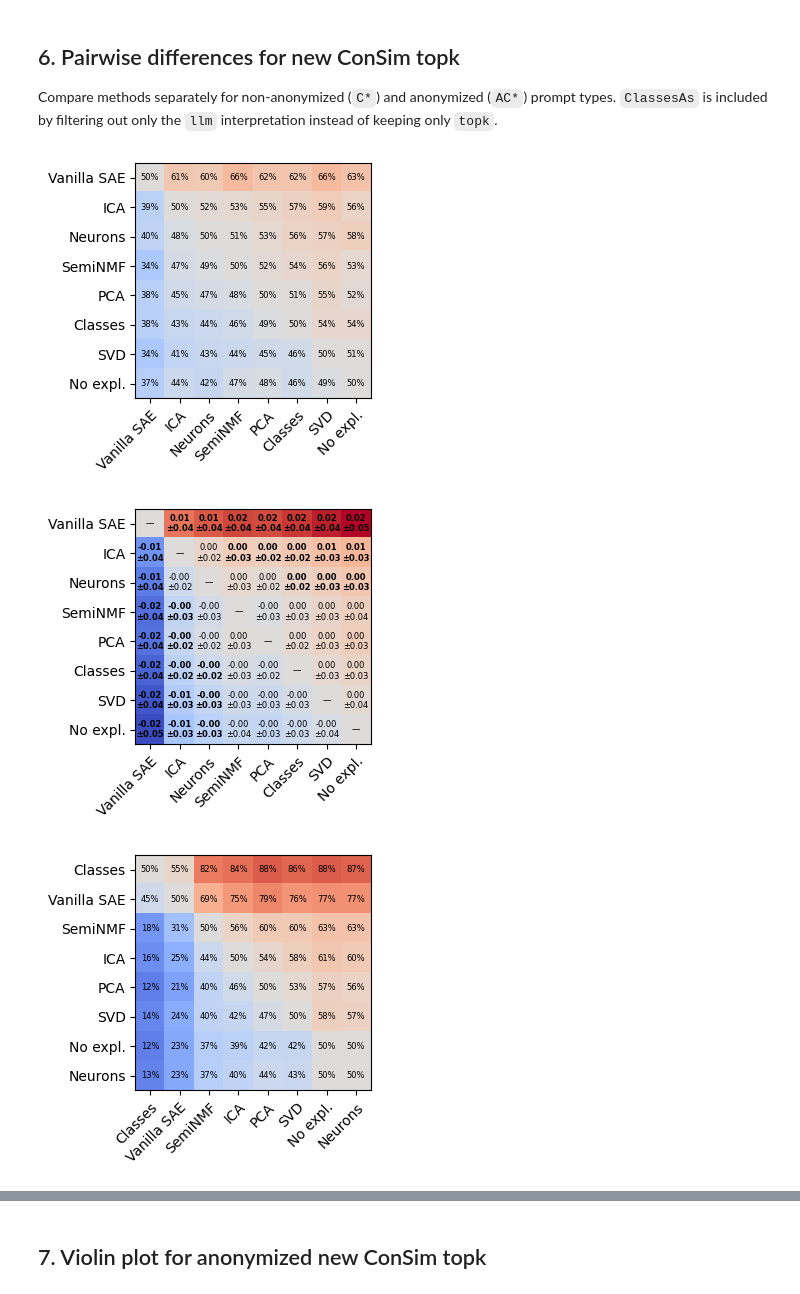
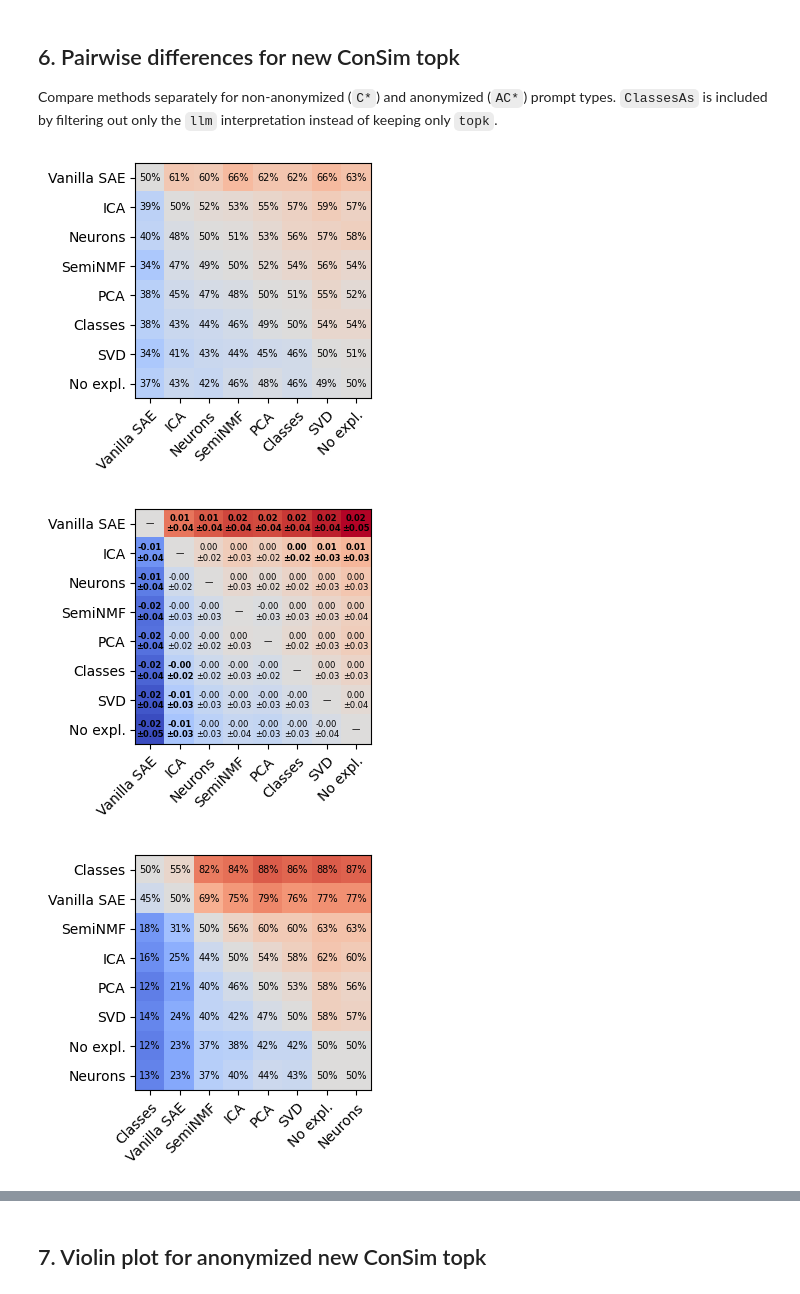
Before and after one commit to AntoninPoche/simulatability_shortcut, a Jupyter notebook: notebooks/4_compare_consim.ipynb, the cells around one changed output, grey strips where cells are left out. Cells and saved outputs as stored; diff of their text form; code cells hidden in the pictures.

```diff
--- a/notebooks/4_compare_consim.ipynb
+++ b/notebooks/4_compare_consim.ipynb
@@ -49,7 +49,7 @@ EXPORT_DIR = REPO_ROOT / "LaTeX-Simulatability-Shortcut" / "plots"
 EXPORT_DIR.mkdir(parents=True, exist_ok=True)
 
 MODEL_FILE = "Qwen_Qwen3.5-9B"
-CSV_PATH = DATA_DIR / f"consim_{MODEL_FILE}_v2.csv"
+CSV_PATH = DATA_DIR / f"consim_{MODEL_FILE}_v3.csv"
 assert CSV_PATH.exists(), f"No score CSV found at {CSV_PATH}"
 
 df = pd.read_csv(CSV_PATH)
@@ -217,32 +278,33 @@ Compare methods separately for non-anonymized (`C*`) and anonymized (`AC*`) prom
 # %%
 new_topk_df = filter_keep(
     df,
     keep={"specification": ["new_consim"]},
     filters={"interpretation": ["llm"]},
     drop_single_level=True,
 )
 new_topk_df = new_topk_df.droplevel("interpretation")
+new_topk_df = filter_keep(new_topk_df, keep={"method": ["baseline", "ClassesAs", "ICA", "NeuronsAs", "PCA", "SVD", "SemiNMF", "VanillaSAE"]})
 new_topk_df = new_topk_df.rename(index={"baseline": "NoExplanation"}, level="method")
 new_topk_df = merge_concept_baseline(new_topk_df)
 
 new_topk_non_anon = filter_keep(new_topk_df, keep={"prompt_type": ["C1", "C2", "C3"]})
 new_topk_anon = filter_keep(new_topk_df, keep={"prompt_type": ["AC1", "AC2", "AC3"]})
 
 fig_pct, fig_diff, percentage_matrix, difference_matrix = plot_pairwise_comparison_matrices(
     new_topk_non_anon,
     compared_index="method",
 )
 fig_pct.savefig(EXPORT_DIR / "new_topk_non_anon_pairwise_winrate.pdf", bbox_inches="tight")
 fig_diff.savefig(EXPORT_DIR / "new_topk_non_anon_pairwise_difference.pdf", bbox_inches="tight")
 
 fig_pct, fig_diff, percentage_matrix, difference_matrix = plot_pairwise_comparison_matrices(
     new_topk_anon,
     compared_index="method",
 )
 fig_pct.savefig(EXPORT_DIR / "new_topk_anon_pairwise_winrate.pdf", bbox_inches="tight")
 fig_diff.savefig(EXPORT_DIR / "new_topk_anon_pairwise_difference.pdf", bbox_inches="tight")
 plt.show()
 # %% [output]
 [figure]
-[figure, old version]
+[figure, new version]
-[figure, old version]
+[figure, new version]
```
Also changed, not shown: parts of 15 cells of this notebook, 7 other files.
